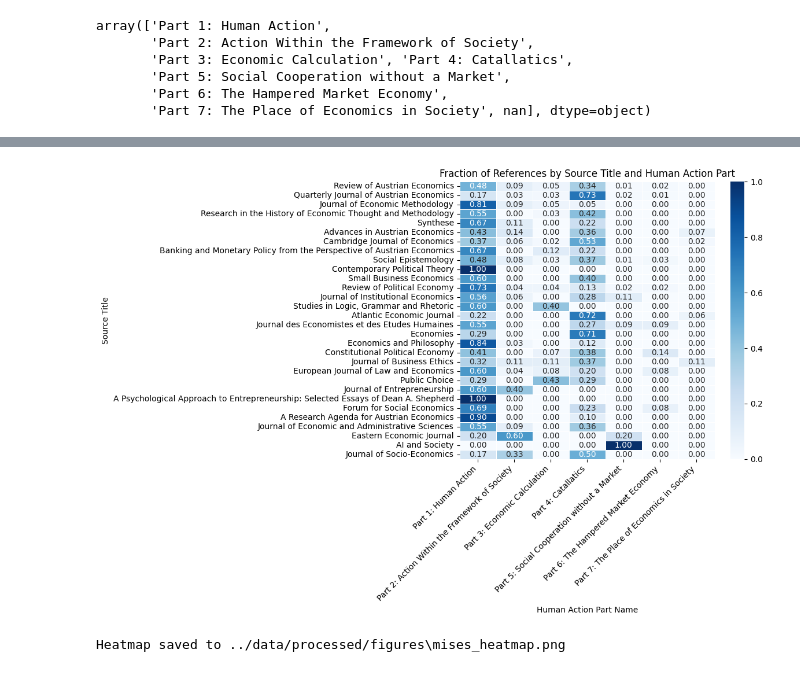
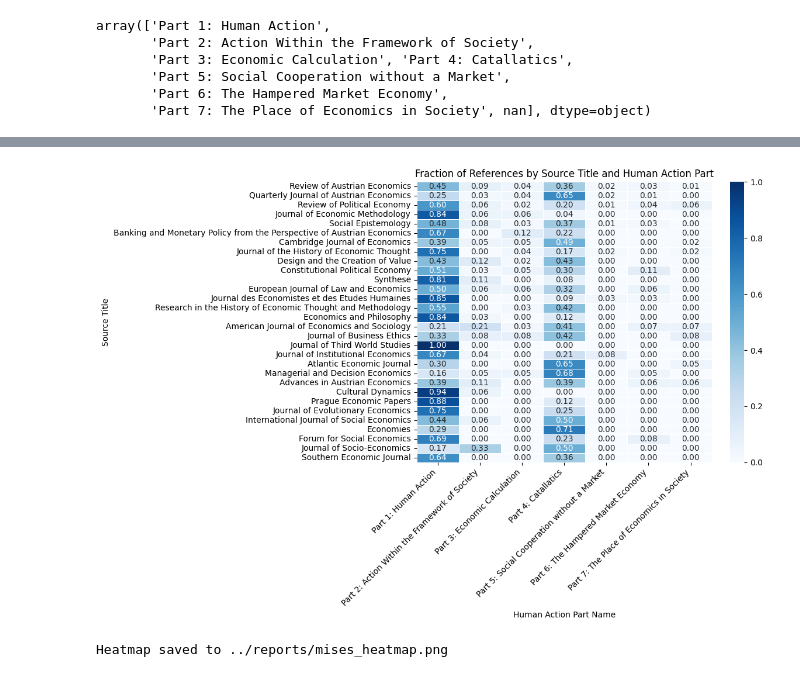
Before and after one commit to pcalais/bibliometrics-austrian-economics, a Jupyter notebook: notebooks/6-analyze-mises-refs.ipynb, the cells around one changed output, grey strips where cells are left out. Drawn from its saved outputs; the diff is of its cells as text; code cells hidden in the pictures.

```diff
--- a/notebooks/6-analyze-mises-refs.ipynb
+++ b/notebooks/6-analyze-mises-refs.ipynb
@@ -148,8 +190,6 @@ Write python code that works with mises_refs_df.
 Take the top 15 'Source title' and build a heat map showing the fraction of references (rows) that fall on each 'human_action_part_name'.
 
 Sort 'Source title' from the most to the least frequent.
-
-Save the image at "../data/processed/figures".
 
 '''
 
@@ -159,56 +199,58 @@ import seaborn as sns
 import matplotlib.pyplot as plt
 
 # Ensure output directory exists
-output_dir = "../data/processed/figures"
+output_dir = "../reports/"
 os.makedirs(output_dir, exist_ok=True)
 
-# Get top 15 'Source title'
+# Get top 15 'Source title' considering only rows with non-NA page
 top_sources = (
-    mises_refs_df['Source title']
+    mises_refs_df.loc[mises_refs_df['page'].notna(), 'source title']
     .value_counts()
     .head(30)
     .index
 )
 
-# Filter DataFrame to only include top 15 'Source title'
-filtered_df = mises_refs_df[mises_refs_df['Source title'].isin(top_sources)]
+filtered_df = mises_refs_df[
+    mises_refs_df['source title'].isin(top_sources) &
+    mises_refs_df['page'].notna()
+]
 
 # Create a crosstab (count table)
 count_table = pd.crosstab(
-    filtered_df['Source title'],
+    filtered_df['source title'],
     filtered_df['human_action_part_name'],
     normalize='index'  # Normalize by row to get fractions
 )
 
 # Reorder rows from most to least frequent
 ordered_index = (
-    mises_refs_df['Source title']
+    filtered_df['source title']
     .value_counts()
     .loc[top_sources]
     .index
 )
 
 # Reorder the count_table accordingly
 count_table = count_table.loc[ordered_index]
 
 # Plot the heatmap
 plt.figure(figsize=(12, 8))
 sns.heatmap(count_table, cmap="Blues", linewidths=0.5, annot=True, fmt=".2f")
 
 plt.title("Fraction of References by Source Title and Human Action Part")
 plt.xlabel("Human Action Part Name")
 plt.ylabel("Source Title")
 plt.xticks(rotation=45, ha='right')
 plt.tight_layout()
 
 # Save the figure
 output_path = os.path.join(output_dir, "mises_heatmap.png")
 plt.savefig(output_path, dpi=300)
 
 plt.show()
 
 print(f"Heatmap saved to {output_path}")
 plt.close()
 # %% [output]
-[figure, old version]
+[figure, new version]
-Heatmap saved to ../data/processed/figures\mises_heatmap.png
+Heatmap saved to ../reports/mises_heatmap.png
```
Also changed, not shown: parts of 17 cells of this notebook, 5 other files.
